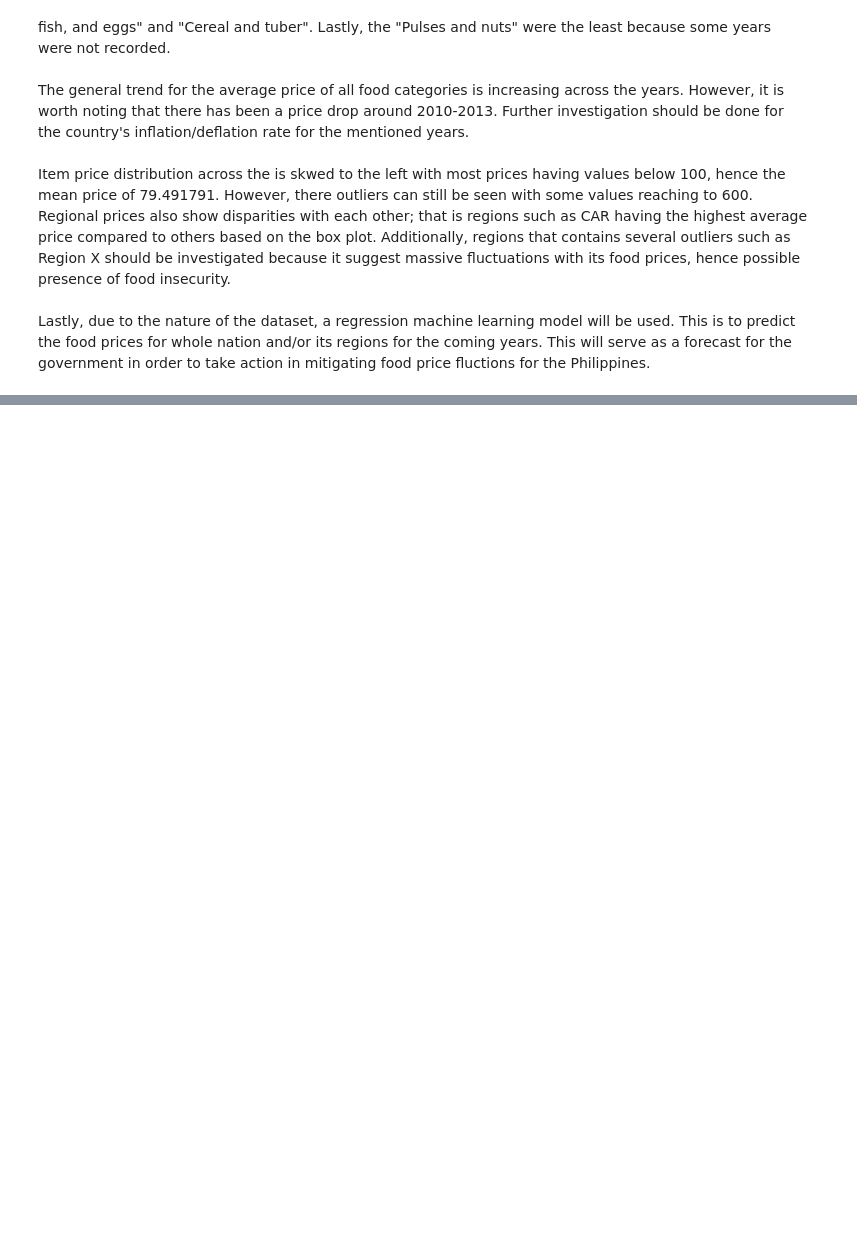
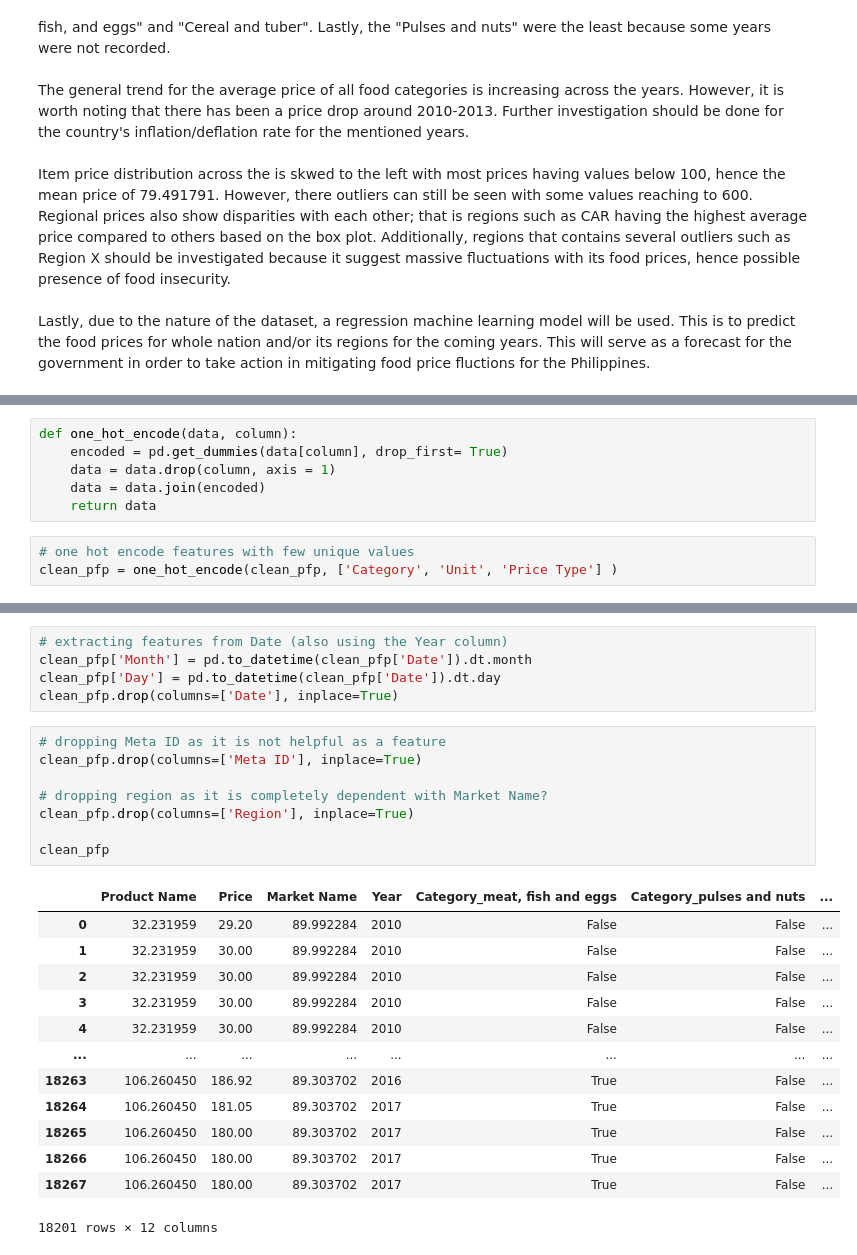
Before and after one commit to KyleZrey/PH-Food-Prices-Analysis, a Jupyter notebook: prelim_data_analysis.ipynb, the cells around one changed output, grey strips where cells are left out. Cells and saved outputs as stored; diff of their text form; blank space fills up the shorter version.

```diff
--- a/prelim_data_analysis.ipynb
+++ b/prelim_data_analysis.ipynb
@@ -585,0 +668,9 @@ Lastly, due to the nature of the dataset, a regression machine learning model wi
+# %%
+def one_hot_encode(data, column):
+    encoded = pd.get_dummies(data[column], drop_first= True)
+    data = data.drop(column, axis = 1)
+    data = data.join(encoded)
+    return data
+# %%
+# one hot encode features with few unique values
+clean_pfp = one_hot_encode(clean_pfp, ['Category', 'Unit', 'Price Type'] )
@@ -585,0 +700,27 @@ Lastly, due to the nature of the dataset, a regression machine learning model wi
+# %%
+# extracting features from Date (also using the Year column)
+clean_pfp['Month'] = pd.to_datetime(clean_pfp['Date']).dt.month
+clean_pfp['Day'] = pd.to_datetime(clean_pfp['Date']).dt.day
+clean_pfp.drop(columns=['Date'], inplace=True)
+# %%
+# dropping Meta ID as it is not helpful as a feature
+clean_pfp.drop(columns=['Meta ID'], inplace=True)
+
+# dropping region as it is completely dependent with Market Name?
+clean_pfp.drop(columns=['Region'], inplace=True)
+
+clean_pfp
+# %% [output]
+|  | Product Name | Price | Market Name | Year | Category_meat, fish and eggs | Category_pulses and nuts | ... |
+| 0 | 32.231959 | 29.20 | 89.992284 | 2010 | False | False | ... |
+| 1 | 32.231959 | 30.00 | 89.992284 | 2010 | False | False | ... |
+| 2 | 32.231959 | 30.00 | 89.992284 | 2010 | False | False | ... |
+| 3 | 32.231959 | 30.00 | 89.992284 | 2010 | False | False | ... |
+| 4 | 32.231959 | 30.00 | 89.992284 | 2010 | False | False | ... |
+| ... | ... | ... | ... | ... | ... | ... | ... |
+| 18263 | 106.260450 | 186.92 | 89.303702 | 2016 | True | False | ... |
+| 18264 | 106.260450 | 181.05 | 89.303702 | 2017 | True | False | ... |
+| 18265 | 106.260450 | 180.00 | 89.303702 | 2017 | True | False | ... |
+| 18266 | 106.260450 | 180.00 | 89.303702 | 2017 | True | False | ... |
+| 18267 | 106.260450 | 180.00 | 89.303702 | 2017 | True | False | ... |
+18201 rows × 12 columns
```
Also changed, not shown: parts of 33 cells of this notebook.
